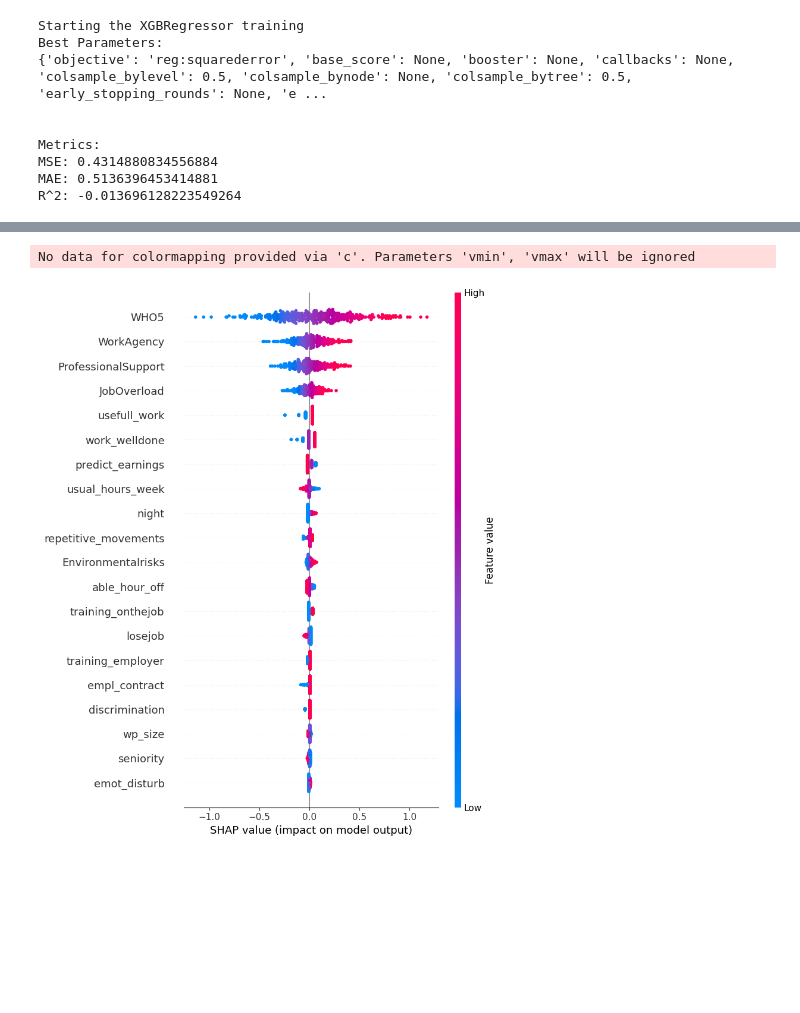
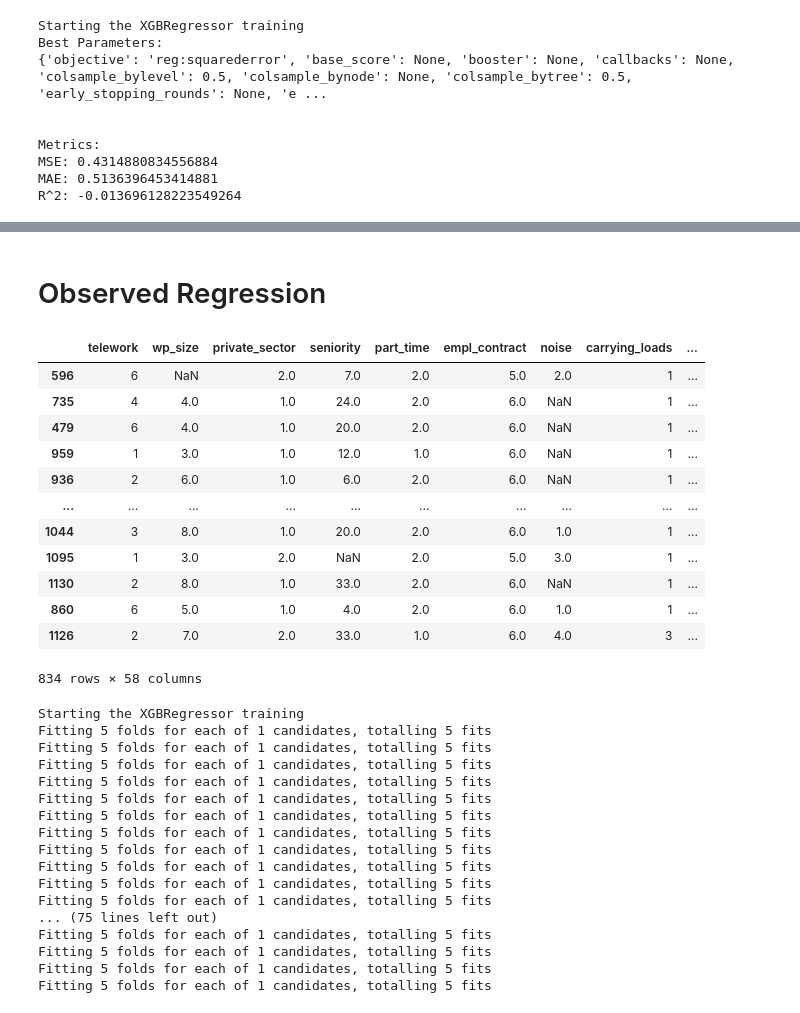
Before and after one commit to RiccardoImprota/Thesis-SEM-ML, a Jupyter notebook: Source/Regression/RegressorTesting.ipynb, the cells around one changed output, grey strips where cells are left out. Cells and saved outputs as stored; diff of their text form; code cells hidden in the pictures; blank space fills up the shorter version.

Commit message:
ObservedRegression

```diff
--- a/Source/Regression/RegressorTesting.ipynb
+++ b/Source/Regression/RegressorTesting.ipynb
@@ -163,6 +103,2 @@ Metadata saved to Models\Regression\helloworld4_metadata.json
-# %%
-# Plot the feature importance
-shap.summary_plot(Lmreg.get_shap_values(), Lmreg.x_test)
-# %% [output]
-No data for colormapping provided via 'c'. Parameters 'vmin', 'vmax' will be ignored
-[figure, removed]
+# %% [markdown]
+# Observed Regression
@@ -168,0 +107,25 @@ No data for colormapping provided via 'c'. Parameters 'vmin', 'vmax' will be ign
+# %%
+df = pd.read_csv("data\\processed\\factordatasets\\CFAObservedf.csv")
+df.drop(columns=['ID', 'SurveyCombination_M1','SurveyCombination_M2', 'Country', 'age','gender_recoded'], inplace=True)
+
+train_df, test_df = model_selection.train_test_split(
+                    df,
+                    test_size=0.3,
+                    random_state=42
+                )
+
+display(train_df)
+# %% [output]
+|  | telework | wp_size | private_sector | seniority | part_time | empl_contract | noise | carrying_loads | ... |
+| 596 | 6 | NaN | 2.0 | 7.0 | 2.0 | 5.0 | 2.0 | 1 | ... |
+| 735 | 4 | 4.0 | 1.0 | 24.0 | 2.0 | 6.0 | NaN | 1 | ... |
+| 479 | 6 | 4.0 | 1.0 | 20.0 | 2.0 | 6.0 | NaN | 1 | ... |
+| 959 | 1 | 3.0 | 1.0 | 12.0 | 1.0 | 6.0 | NaN | 1 | ... |
+| 936 | 2 | 6.0 | 1.0 | 6.0 | 2.0 | 6.0 | NaN | 1 | ... |
+| ... | ... | ... | ... | ... | ... | ... | ... | ... | ... |
+| 1044 | 3 | 8.0 | 1.0 | 20.0 | 2.0 | 6.0 | 1.0 | 1 | ... |
+| 1095 | 1 | 3.0 | 2.0 | NaN | 2.0 | 5.0 | 3.0 | 1 | ... |
+| 1130 | 2 | 8.0 | 1.0 | 33.0 | 2.0 | 6.0 | NaN | 1 | ... |
+| 860 | 6 | 5.0 | 1.0 | 4.0 | 2.0 | 6.0 | 1.0 | 1 | ... |
+| 1126 | 2 | 7.0 | 2.0 | 33.0 | 1.0 | 6.0 | 4.0 | 3 | ... |
+834 rows × 58 columns
@@ -168,0 +137,46 @@ No data for colormapping provided via 'c'. Parameters 'vmin', 'vmax' will be ign
+# %%
+search_spaces = {
+'learning_rate': Real(0.01, 0.1, 'log-uniform'),  # Typical range for learning rates; 'log-uniform' because smaller changes matter more for learning rates
+'n_estimators': Integer(100, 400),  # Allow for a wide range of trees, but don't go too low
+'max_depth': Integer(3, 10),  # Range allowing for deeper trees which might be needed for complex datasets
+'min_child_weight': Integer(1, 10),  # Default is 1, but higher values make the algorithm more conservative
+'subsample': Real(0.5, 1.0, 'uniform'),  # Typical range to prevent overfitting
+'colsample_bytree': Real(0.5, 1.0, 'uniform'),  # Subsample ratio of columns when constructing each tree
+'colsample_bylevel': Real(0.5, 1.0, 'uniform'),  # Subsample ratio of columns for each level in the tree
+'gamma': Real(0.0, 0.5, 'uniform'),  # Minimum loss reduction; 0 means no regularization, but we don't allow it to be too high
+'reg_lambda': Real(0.01, 5.0, 'uniform'),  # L2 regularization; keep within reasonable range
+'reg_alpha': Real(0.0, 1.0, 'uniform'),  # L1 regularization; again, we want to keep this within a typical range
+}
+
+opt = BayesSearchCV(
+    xgb.XGBRegressor(),
+    search_spaces,
+    n_iter=90,
+    cv=5,
+    scoring='neg_mean_squared_error',
+    random_state=42,
+    verbose=1
+)
+
+print('Starting the XGBRegressor training')
+opt.fit(X_train, y_train)
+
+model = opt.best_estimator_
+# %% [output]
+Starting the XGBRegressor training
+Fitting 5 folds for each of 1 candidates, totalling 5 fits
+Fitting 5 folds for each of 1 candidates, totalling 5 fits
+Fitting 5 folds for each of 1 candidates, totalling 5 fits
+Fitting 5 folds for each of 1 candidates, totalling 5 fits
+Fitting 5 folds for each of 1 candidates, totalling 5 fits
+Fitting 5 folds for each of 1 candidates, totalling 5 fits
+Fitting 5 folds for each of 1 candidates, totalling 5 fits
+Fitting 5 folds for each of 1 candidates, totalling 5 fits
+Fitting 5 folds for each of 1 candidates, totalling 5 fits
+Fitting 5 folds for each of 1 candidates, totalling 5 fits
+Fitting 5 folds for each of 1 candidates, totalling 5 fits
+... (75 lines left out)
+Fitting 5 folds for each of 1 candidates, totalling 5 fits
+Fitting 5 folds for each of 1 candidates, totalling 5 fits
+Fitting 5 folds for each of 1 candidates, totalling 5 fits
+Fitting 5 folds for each of 1 candidates, totalling 5 fits
```
Also changed, not shown: parts of 11 cells of this notebook, 2 other files.
